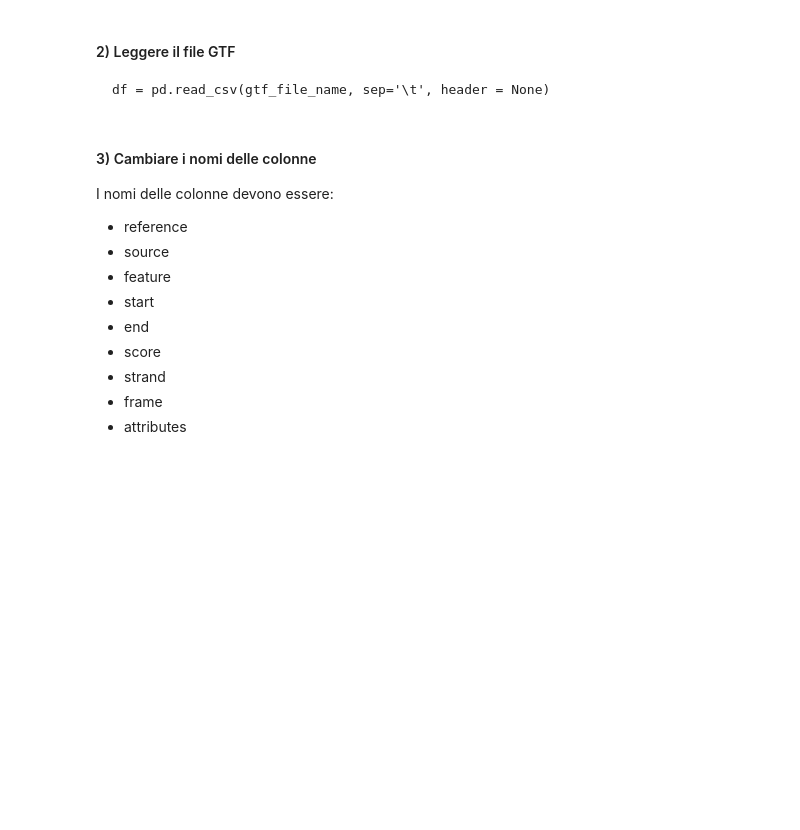
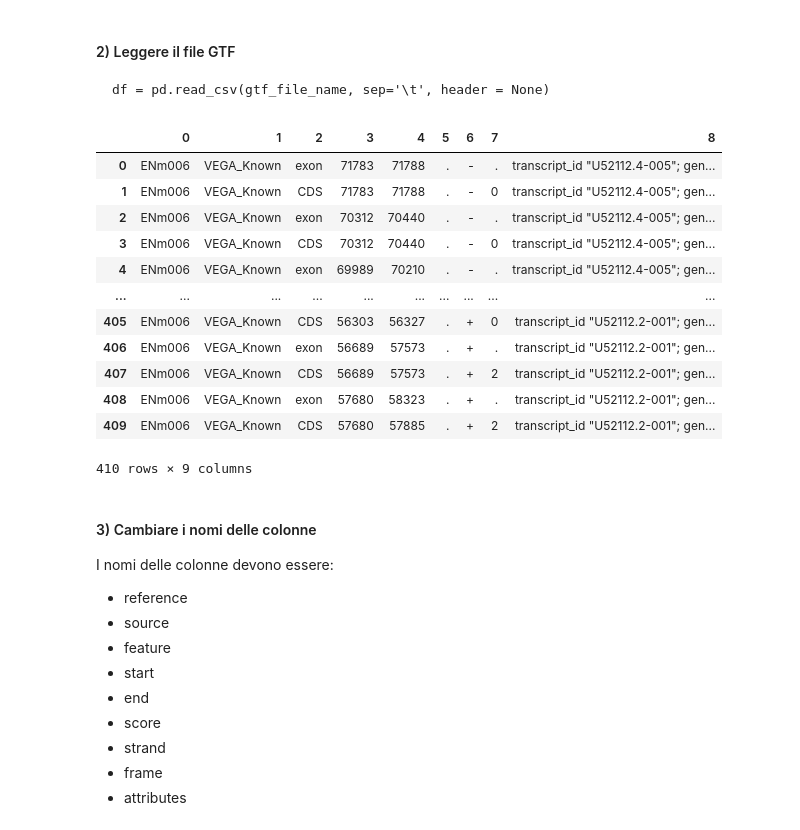
Before and after one commit to bioinformatica-corso/lezioni, a Jupyter notebook: laboratorio/lab11-21nov22/esercizio6.ipynb, the cells around one changed output. Cells and saved outputs as stored; diff of their text form; code cells hidden in the pictures; blank space fills up the shorter version.

```diff
--- a/laboratorio/lab11-21nov22/esercizio6.ipynb
+++ b/laboratorio/lab11-21nov22/esercizio6.ipynb
@@ -6,6 +8,23 @@
 #### 2) Leggere il file GTF
 
     df = pd.read_csv(gtf_file_name, sep='\t', header = None)
+# %%
+df = pd.read_csv('./input.gtf', sep = '\t', header = None)
+df
+# %% [output]
+|  | 0 | 1 | 2 | 3 | 4 | 5 | 6 | 7 | 8 |
+| 0 | ENm006 | VEGA_Known | exon | 71783 | 71788 | . | - | . | transcript_id "U52112.4-005"; gen... |
+| 1 | ENm006 | VEGA_Known | CDS | 71783 | 71788 | . | - | 0 | transcript_id "U52112.4-005"; gen... |
+| 2 | ENm006 | VEGA_Known | exon | 70312 | 70440 | . | - | . | transcript_id "U52112.4-005"; gen... |
+| 3 | ENm006 | VEGA_Known | CDS | 70312 | 70440 | . | - | 0 | transcript_id "U52112.4-005"; gen... |
+| 4 | ENm006 | VEGA_Known | exon | 69989 | 70210 | . | - | . | transcript_id "U52112.4-005"; gen... |
+| ... | ... | ... | ... | ... | ... | ... | ... | ... | ... |
+| 405 | ENm006 | VEGA_Known | CDS | 56303 | 56327 | . | + | 0 | transcript_id "U52112.2-001"; gen... |
+| 406 | ENm006 | VEGA_Known | exon | 56689 | 57573 | . | + | . | transcript_id "U52112.2-001"; gen... |
+| 407 | ENm006 | VEGA_Known | CDS | 56689 | 57573 | . | + | 2 | transcript_id "U52112.2-001"; gen... |
+| 408 | ENm006 | VEGA_Known | exon | 57680 | 58323 | . | + | . | transcript_id "U52112.2-001"; gen... |
+| 409 | ENm006 | VEGA_Known | CDS | 57680 | 57885 | . | + | 2 | transcript_id "U52112.2-001"; gen... |
+410 rows × 9 columns
 # %% [markdown]
 #### 3) Cambiare i nomi delle colonne
 
```
Also changed, not shown: parts of 17 cells of this notebook.
